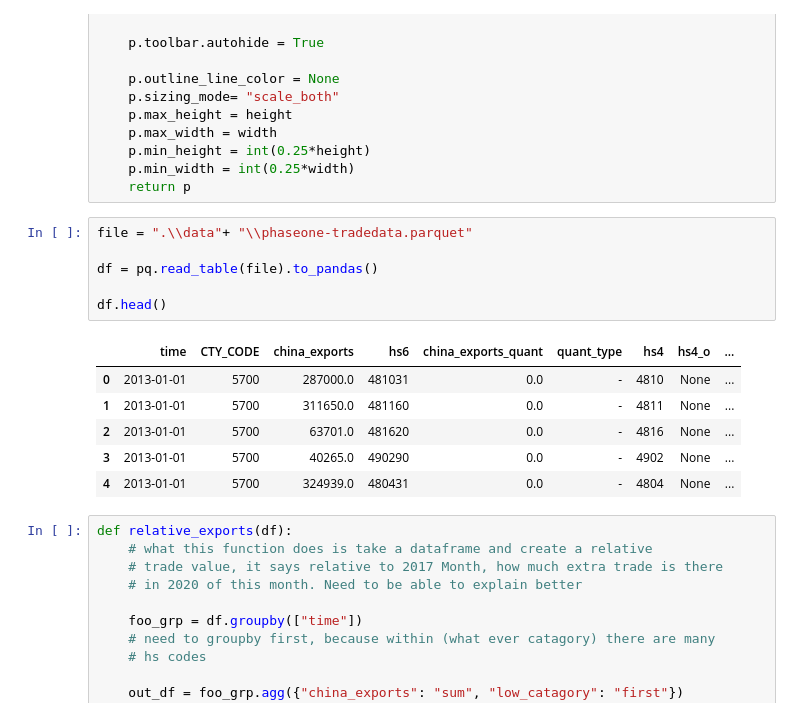
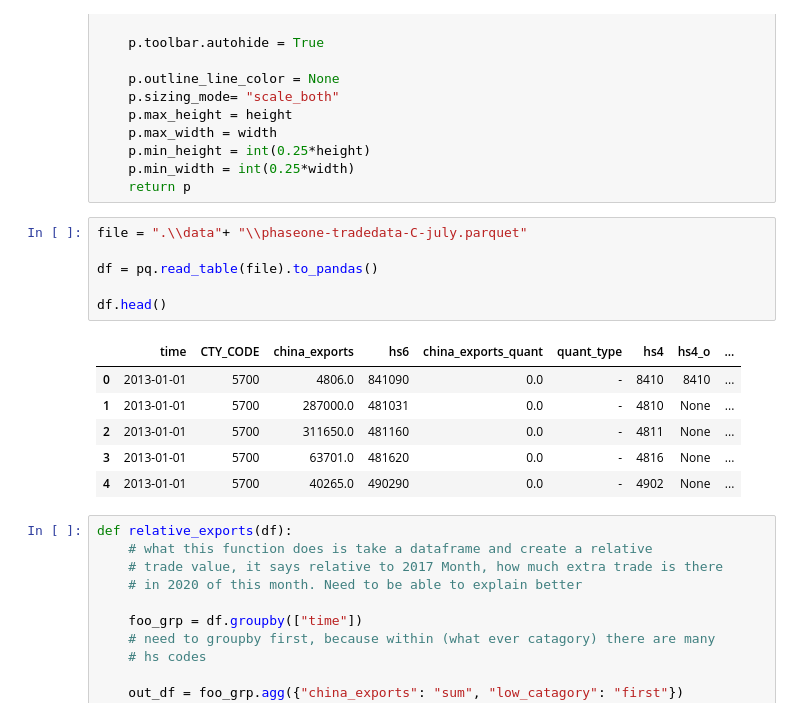
Before and after one commit to mwaugh0328/tradewar-tracker, a Jupyter notebook: phase-one-plots.ipynb, the cells around one changed output. Cells and saved outputs as stored; diff of their text form.

Commit message:
updated census data

```diff
--- a/phase-one-plots.ipynb
+++ b/phase-one-plots.ipynb
@@ -164,18 +164,18 @@ def make_bar_chart(df, goods_type):
     p.min_width = int(0.25*width)
     return p
 # %%
-file = ".\\data"+ "\\phaseone-tradedata.parquet"
+file = ".\\data"+ "\\phaseone-tradedata-C-july.parquet"
 
 df = pq.read_table(file).to_pandas()
 
 df.head()
 # %% [output]
 |  | time | CTY_CODE | china_exports | hs6 | china_exports_quant | quant_type | hs4 | hs4_o | ... |
-| 0 | 2013-01-01 | 5700 | 287000.0 | 481031 | 0.0 | - | 4810 | None | ... |
-| 1 | 2013-01-01 | 5700 | 311650.0 | 481160 | 0.0 | - | 4811 | None | ... |
-| 2 | 2013-01-01 | 5700 | 63701.0 | 481620 | 0.0 | - | 4816 | None | ... |
-| 3 | 2013-01-01 | 5700 | 40265.0 | 490290 | 0.0 | - | 4902 | None | ... |
-| 4 | 2013-01-01 | 5700 | 324939.0 | 480431 | 0.0 | - | 4804 | None | ... |
+| 0 | 2013-01-01 | 5700 | 4806.0 | 841090 | 0.0 | - | 8410 | 8410 | ... |
+| 1 | 2013-01-01 | 5700 | 287000.0 | 481031 | 0.0 | - | 4810 | None | ... |
+| 2 | 2013-01-01 | 5700 | 311650.0 | 481160 | 0.0 | - | 4811 | None | ... |
+| 3 | 2013-01-01 | 5700 | 63701.0 | 481620 | 0.0 | - | 4816 | None | ... |
+| 4 | 2013-01-01 | 5700 | 40265.0 | 490290 | 0.0 | - | 4902 | None | ... |
 # %%
 def relative_exports(df):
     # what this function does is take a dataframe and create a relative
```
Also changed, not shown: parts of 6 cells of this notebook, 5 other files.
